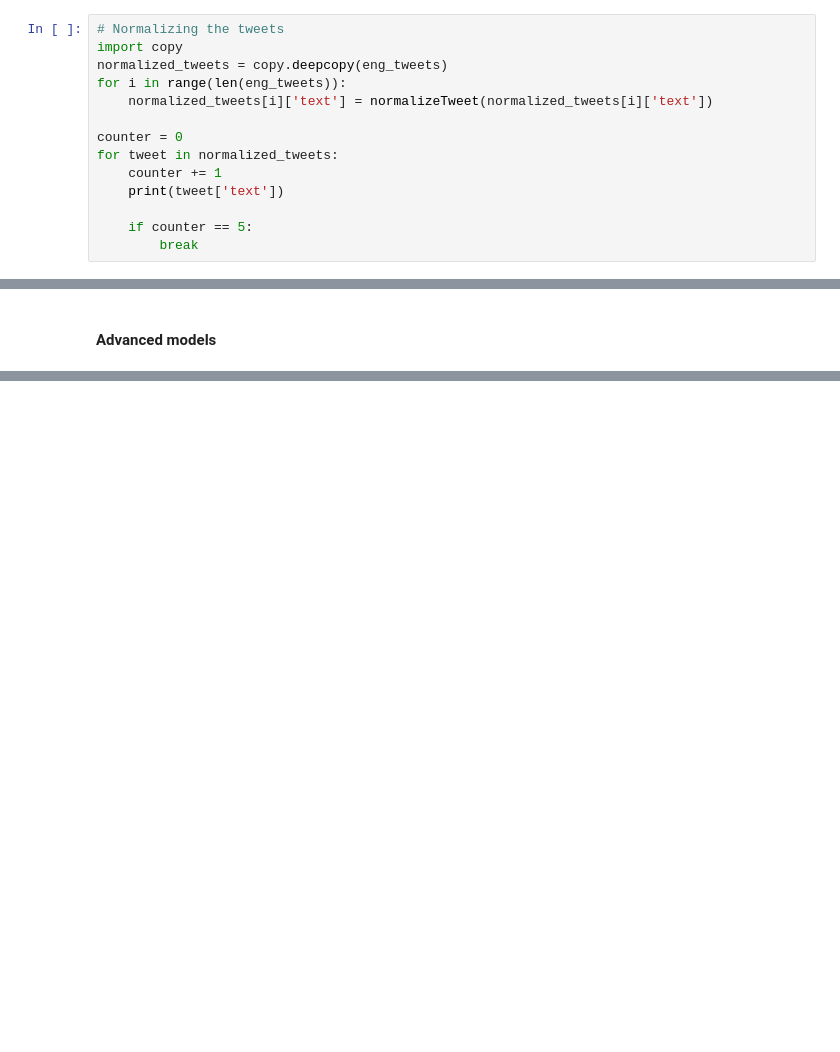
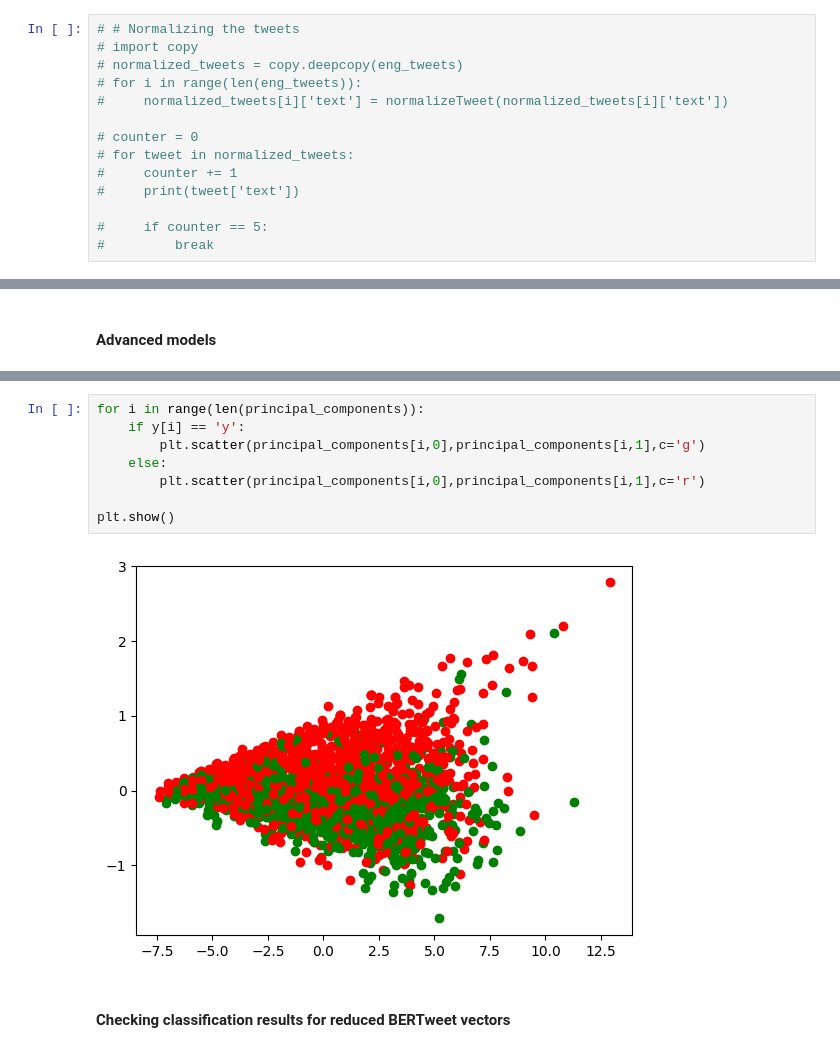
Before and after one commit to dariomesic/AIPT, a Jupyter notebook: projekt/Understanding and fighting bullying with machine learning.ipynb, the cells around one changed output, grey strips where cells are left out. Drawn from its saved outputs; the diff is of its cells as text; blank space fills up the shorter version.

```diff
--- a/projekt/Understanding and fighting bullying with machine learning.ipynb
+++ b/projekt/Understanding and fighting bullying with machine learning.ipynb
@@ -311,19 +306,19 @@ vector size for each word: 1024
 # %% [markdown]
 #### Preparing the training data
 # %%
-# Normalizing the tweets
-import copy
-normalized_tweets = copy.deepcopy(eng_tweets)
-for i in range(len(eng_tweets)):
-    normalized_tweets[i]['text'] = normalizeTweet(normalized_tweets[i]['text'])
+# # Normalizing the tweets
+# import copy
+# normalized_tweets = copy.deepcopy(eng_tweets)
+# for i in range(len(eng_tweets)):
+#     normalized_tweets[i]['text'] = normalizeTweet(normalized_tweets[i]['text'])
 
-counter = 0
-for tweet in normalized_tweets:
-    counter += 1
-    print(tweet['text'])
+# counter = 0
+# for tweet in normalized_tweets:
+#     counter += 1
+#     print(tweet['text'])
 
-    if counter == 5:
-        break
+#     if counter == 5:
+#         break
 # %% [output]
 @USER @USER @USER mr . walt , stop being a bully .
 Paula , Kiersten and LJ 's song about bullying . Great job ! ( Uploading more videos now . ) HTTPURL
@@ -476,0 +800,12 @@ weighted avg       0.48      0.45      0.28       505
+# %%
+for i in range(len(principal_components)):
+    if y[i] == 'y':
+        plt.scatter(principal_components[i,0],principal_components[i,1],c='g')
+    else:
+        plt.scatter(principal_components[i,0],principal_components[i,1],c='r')
+
+plt.show()
+# %% [output]
+[figure, added]
+# %% [markdown]
+#### Checking classification results for reduced BERTweet vectors
```
Also changed, not shown: parts of 54 cells of this notebook.
